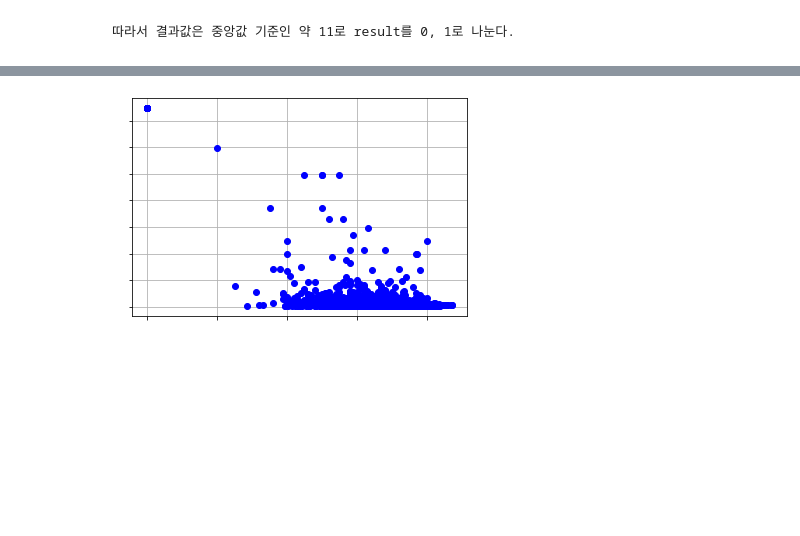
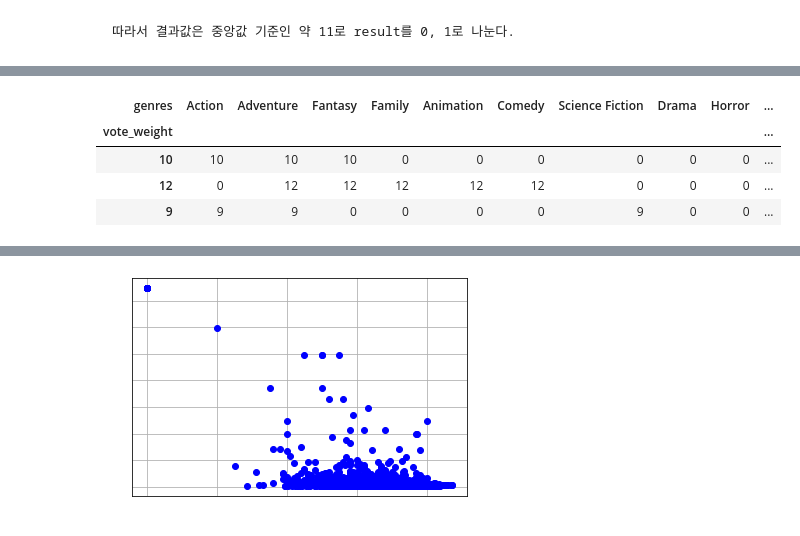
Before and after one commit to sky3085/ripple_ezen, a Jupyter notebook: ML/4.TMDBAnalysis.ipynb, the cells around one changed output, grey strips where cells are left out. Cells and saved outputs as stored; diff of their text form; code cells hidden in the pictures; blank space fills up the shorter version.

```diff
--- a/ML/4.TMDBAnalysis.ipynb
+++ b/ML/4.TMDBAnalysis.ipynb
@@ -52,0 +59,14 @@ plt.show()
+# %%
+# 장르에 따른 평가 가중치 값 합
+genres_type = {}
+temps = []
+for idx in df.index :
+    genres = ast.literal_eval(df.genres[idx])
+    vote_weight = df.vote_weight[idx]
+    for genre in  genres:
+        temps.append([genre, vote_weight])
+for temp in temps:
+    try:
+        genres_type[temp[0]] += temp[1] # dictionary에 있으면 점수 합산
+    except:
+        genres_type[temp[0]] = temp[1]  # dictionary에 없으면 선언 및 점수
@@ -52,0 +110,8 @@ plt.show()
+# %%
+df_genreVote_each.head(3)
+# %% [output]
+| genres | Action | Adventure | Fantasy | Family | Animation | Comedy | Science Fiction | Drama | Horror | ... |
+| vote_weight |  |  |  |  |  |  |  |  |  | ... |
+| 10 | 10 | 10 | 10 | 0 | 0 | 0 | 0 | 0 | 0 | ... |
+| 12 | 0 | 12 | 12 | 12 | 12 | 12 | 0 | 0 | 0 | ... |
+| 9 | 9 | 9 | 0 | 0 | 0 | 0 | 9 | 0 | 0 | ... |
```
Also changed, not shown: parts of 11 cells of this notebook, 1 other file.
